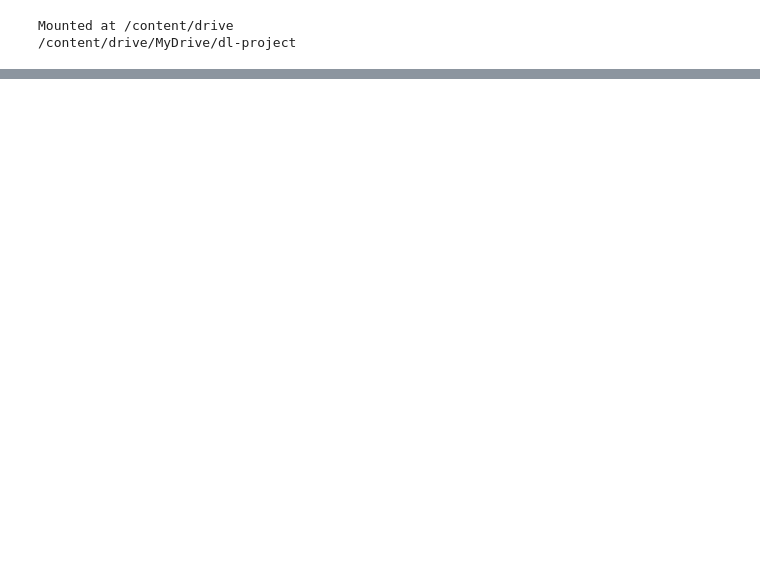
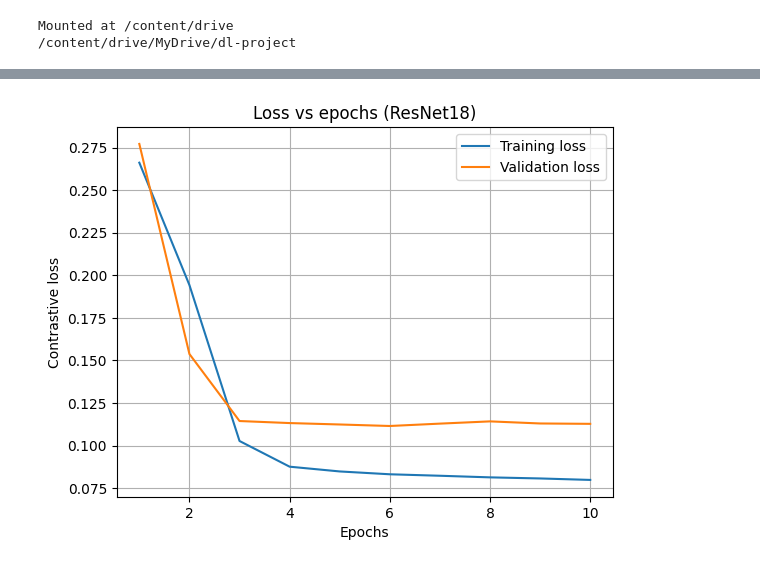
Before and after one commit to pavponn/dl-ecommerce-duplicates, a Jupyter notebook: ImageContrastiveLossMethod.ipynb, the cells around one changed output, grey strips where cells are left out. Cells and saved outputs as stored; diff of their text form; code cells hidden in the pictures; blank space fills up the shorter version.

Commit message:
Add final notebook for contrastive loss

```diff
--- a/ImageContrastiveLossMethod.ipynb
+++ b/ImageContrastiveLossMethod.ipynb
@@ -491,0 +101,7 @@ visualizer.plt_losses(train_losses, val_losses, 'BERT', 'Contrastive loss', 'exa
+# %%
+class CFG:
+    IMG_SZ = 512
+    TRAIN_RATIO = 0.8
+    EPOCHS = 10
+    MARGIN = 0.75
+    DISTANCE = CosineDistance()
@@ -491,0 +298,2 @@ visualizer.plt_losses(train_losses, val_losses, 'BERT', 'Contrastive loss', 'exa
+# %%
+result_1 = run_hyperparameter_search(num_samples=6, config=config_1, max_epochs=10, cpus_per_trial=1, gpus_per_trial=0.2, name="train_model_2023-04-29_16-37-06", resume=True)
@@ -491,0 +362,4 @@ visualizer.plt_losses(train_losses, val_losses, 'BERT', 'Contrastive loss', 'exa
+# %%
+best_trial_1, best_checkpoint_1, train_losses_1, val_losses_1 = get_best_trial_checkpoint_and_losses(result_1)
+print("-------------")
+best_trial_2, best_checkpoint_2, train_losses_2, val_losses_2 = get_best_trial_checkpoint_and_losses(result_2)
@@ -491,0 +382,33 @@ visualizer.plt_losses(train_losses, val_losses, 'BERT', 'Contrastive loss', 'exa
+# %%
+def get_model_name(config):
+    if config["model_name"] == 'resnet18':
+        return "ResNet18"
+    else:
+        return "DenseNet121"
+
+def losses_visualization(best_trial, train_losses, val_losses, num):
+    visualizer = CommonVisualizer()
+    model_name = get_model_name(best_trial.config)
+    visualizer.plt_losses(train_losses, val_losses, model_name, 'Contrastive loss', f'./final-charts/image-constrastive-{num}-{model_name}.png')
+
+
+def save_and_load_model(best_trial, best_checkpoint, num):
+    name = get_model_name(best_trial.config)
+    check_path = f'./best_contrastive_loss_image_model-{num}-{name}.pt'
+    best_model = get_model(best_trial.config)
+
+    best_checkpoint_dir = best_checkpoint.to_directory(path="directory")
+    model_state, optimizer_state = torch.load(os.path.join(best_checkpoint_dir, "checkpoint"))
+    best_model.load_state_dict(model_state)
+    torch.save(best_model.state_dict(), check_path)
+    best_model.load_state_dict(torch.load(check_path))
+    return best_model
+
+# def load_model(path):
+#     best_model =
+#     best_model.load_state_dict(torch.load(check_path))
+#     return best_model
+# %%
+losses_visualization(best_trial_1, train_losses_1, val_losses_1, 1)
+# %% [output]
+[figure, added]
```
Also changed, not shown: parts of 42 cells of this notebook, 1 other file.
